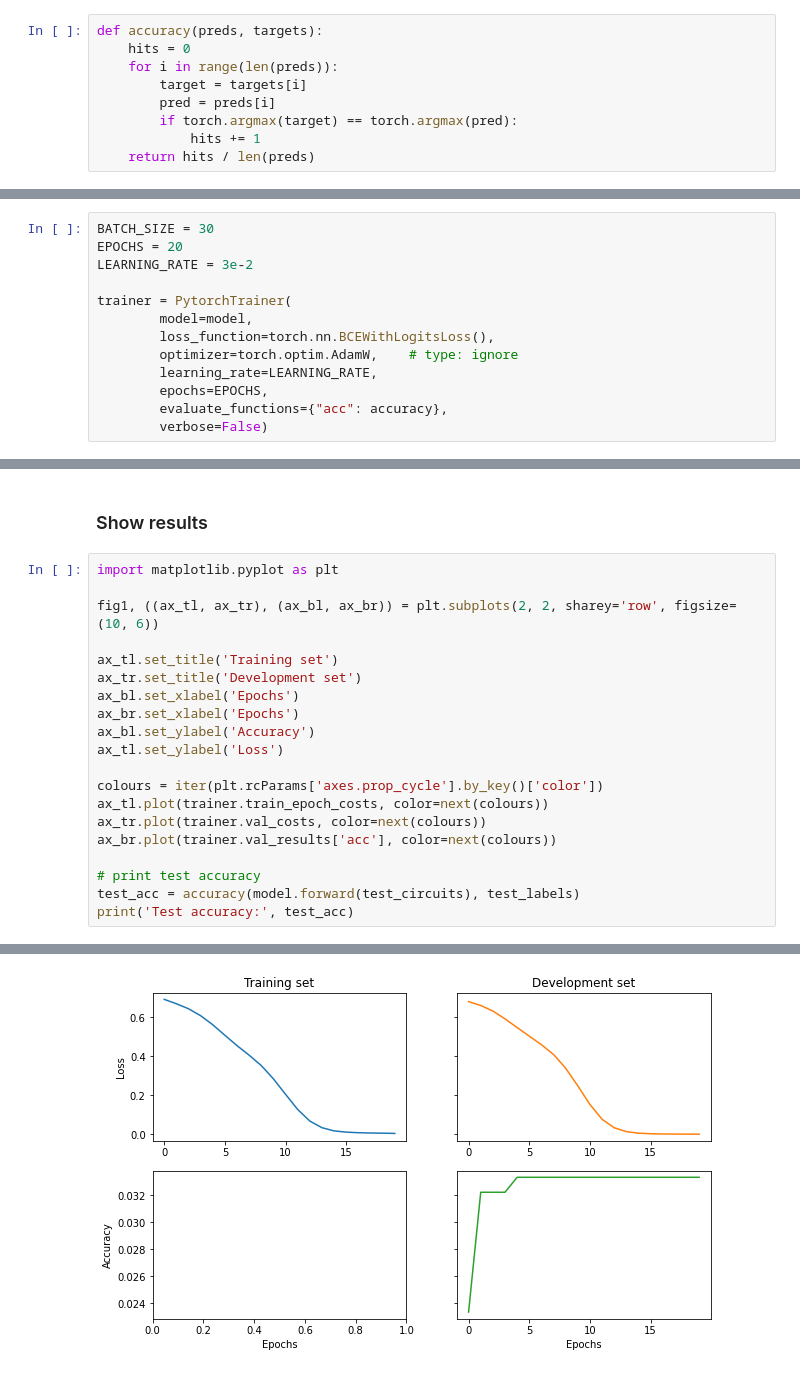
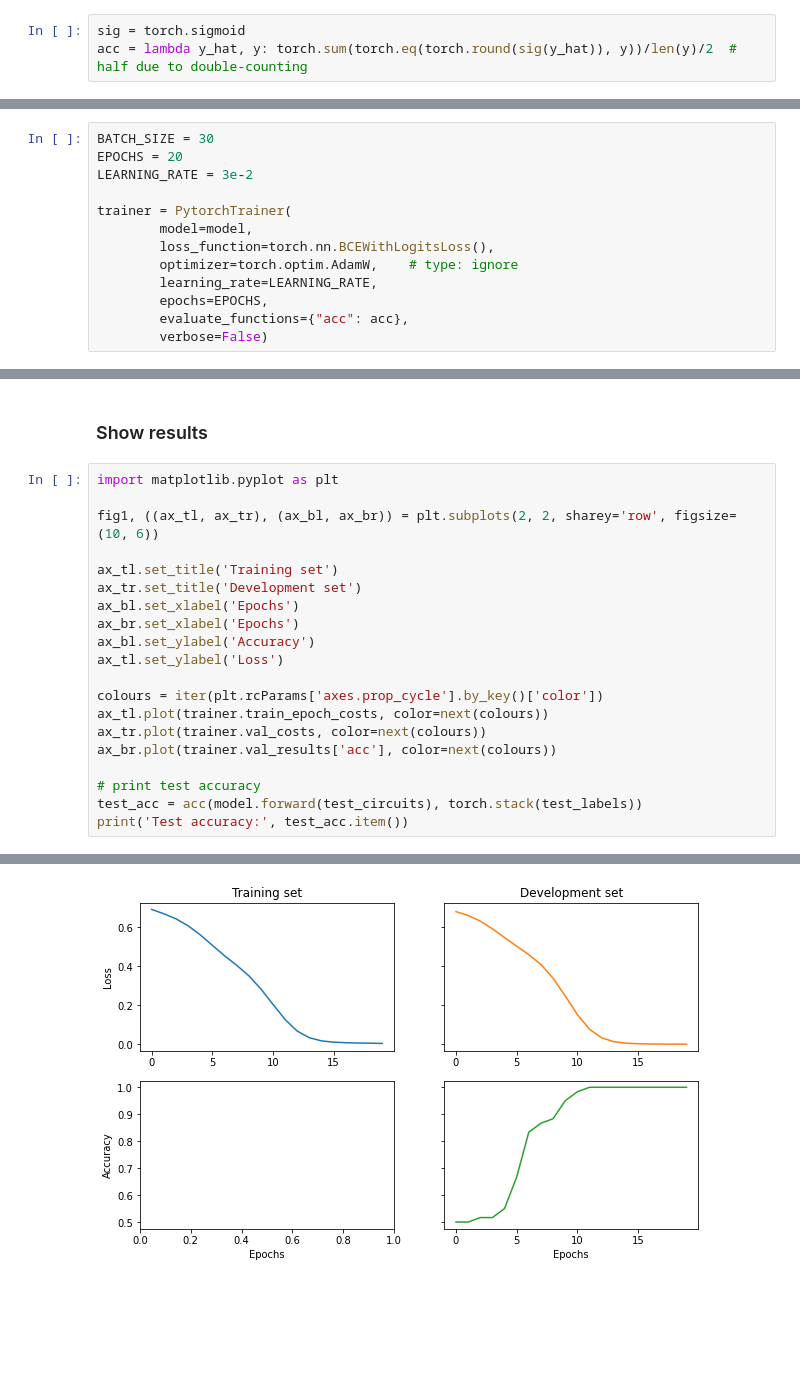
Before and after one commit to blakewilsonquantinuum/lambeq-public, a Jupyter notebook: docs/examples/classical_pipeline.ipynb, the cells around one changed output, grey strips where cells are left out. Cells and saved outputs as stored; diff of their text form; blank space fills up the shorter version.

```diff
--- a/docs/examples/classical_pipeline.ipynb
+++ b/docs/examples/classical_pipeline.ipynb
@@ -60,14 +60,8 @@ model = PytorchModel(all_circuits, seed=SEED)
 # %% [markdown]
 ### Define Evaluation Metric
 # %%
-def accuracy(preds, targets):
-    hits = 0
-    for i in range(len(preds)):
-        target = targets[i]
-        pred = preds[i]
-        if torch.argmax(target) == torch.argmax(pred):
-            hits += 1
-    return hits / len(preds)
+sig = torch.sigmoid
+acc = lambda y_hat, y: torch.sum(torch.eq(torch.round(sig(y_hat)), y))/len(y)/2  # half due to double-counting
 # %% [markdown]
 ### Initialize Trainer
 # %%
@@ -81,7 +75,7 @@ trainer = PytorchTrainer(
         optimizer=torch.optim.AdamW,    # type: ignore
         learning_rate=LEARNING_RATE,
         epochs=EPOCHS,
-        evaluate_functions={"acc": accuracy},
+        evaluate_functions={"acc": acc},
         verbose=False)
 # %%
 train_dataset = Dataset(
@@ -103,23 +97,23 @@ Training successful!
 # %%
 import matplotlib.pyplot as plt
 
 fig1, ((ax_tl, ax_tr), (ax_bl, ax_br)) = plt.subplots(2, 2, sharey='row', figsize=(10, 6))
 
 ax_tl.set_title('Training set')
 ax_tr.set_title('Development set')
 ax_bl.set_xlabel('Epochs')
 ax_br.set_xlabel('Epochs')
 ax_bl.set_ylabel('Accuracy')
 ax_tl.set_ylabel('Loss')
 
 colours = iter(plt.rcParams['axes.prop_cycle'].by_key()['color'])
 ax_tl.plot(trainer.train_epoch_costs, color=next(colours))
 ax_tr.plot(trainer.val_costs, color=next(colours))
 ax_br.plot(trainer.val_results['acc'], color=next(colours))
 
 # print test accuracy
-test_acc = accuracy(model.forward(test_circuits), test_labels)
-print('Test accuracy:', test_acc)
+test_acc = acc(model.forward(test_circuits), torch.stack(test_labels))
+print('Test accuracy:', test_acc.item())
 # %% [output]
 Test accuracy: 1.0
-[figure, old version]
+[figure, new version]
```
Also changed, not shown: 1 other file.
